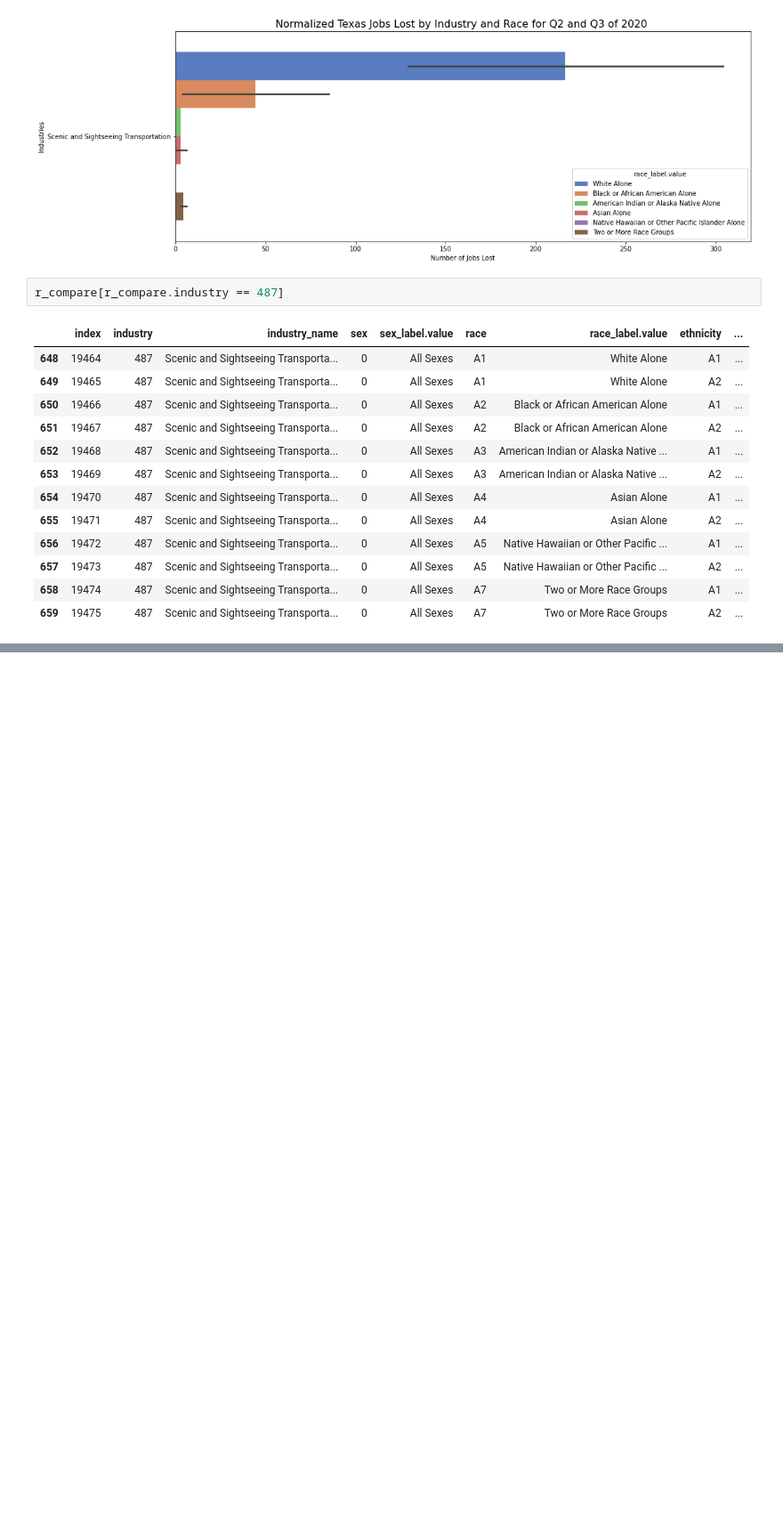
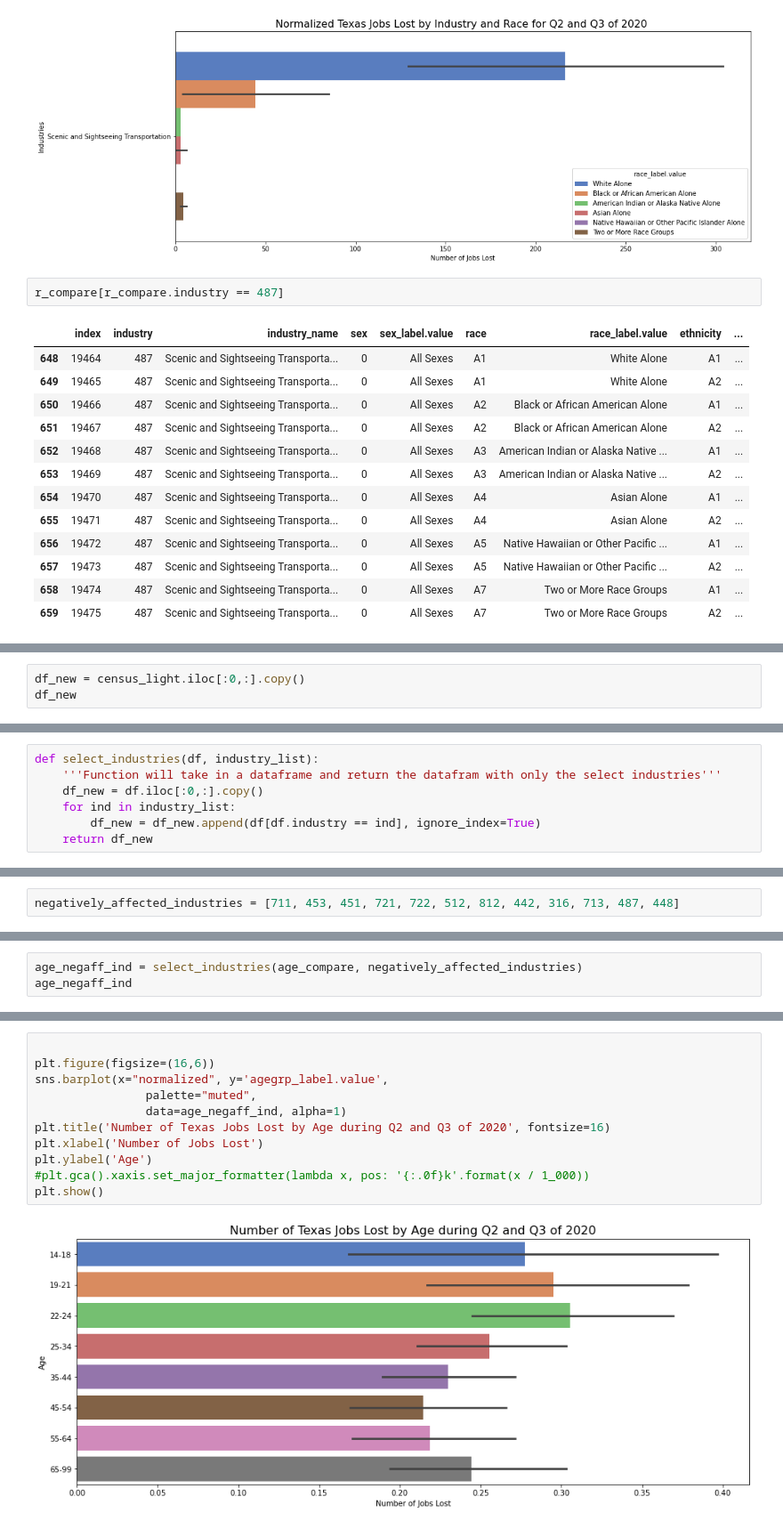
Before and after one commit to capstone-job-market-analysis/job-market-analysis, a Jupyter notebook: jeff_explore.ipynb, the cells around one changed output, grey strips where cells are left out. Shown at 89% size. Cells and saved outputs as stored; diff of their text form; blank space fills up the shorter version.

```diff
--- a/jeff_explore.ipynb
+++ b/jeff_explore.ipynb
@@ -1490,0 +1505,3 @@ mf_comp.to_csv('gender_agg.csv')
+# %%
+df_new = census_light.iloc[:0,:].copy()
+df_new
@@ -1490,0 +1510,7 @@ mf_comp.to_csv('gender_agg.csv')
+# %%
+def select_industries(df, industry_list):
+    '''Function will take in a dataframe and return the datafram with only the select industries'''
+    df_new = df.iloc[:0,:].copy()
+    for ind in industry_list:
+        df_new = df_new.append(df[df.industry == ind], ignore_index=True)
+    return df_new
@@ -1490,0 +1531,2 @@ mf_comp.to_csv('gender_agg.csv')
+# %%
+negatively_affected_industries = [711, 453, 451, 721, 722, 512, 812, 442, 316, 713, 487, 448]
@@ -1490,0 +1552,3 @@ mf_comp.to_csv('gender_agg.csv')
+# %%
+age_negaff_ind = select_industries(age_compare, negatively_affected_industries)
+age_negaff_ind
@@ -1490,0 +1569,13 @@ mf_comp.to_csv('gender_agg.csv')
+# %%
+
+plt.figure(figsize=(16,6))
+sns.barplot(x="normalized", y='agegrp_label.value',
+                palette="muted",
+                data=age_negaff_ind, alpha=1)
+plt.title('Number of Texas Jobs Lost by Age during Q2 and Q3 of 2020', fontsize=16)
+plt.xlabel('Number of Jobs Lost')
+plt.ylabel('Age')
+#plt.gca().xaxis.set_major_formatter(lambda x, pos: '{:.0f}k'.format(x / 1_000))
+plt.show()
+# %% [output]
+[figure, added]
```
Also changed, not shown: parts of 130 cells of this notebook.
